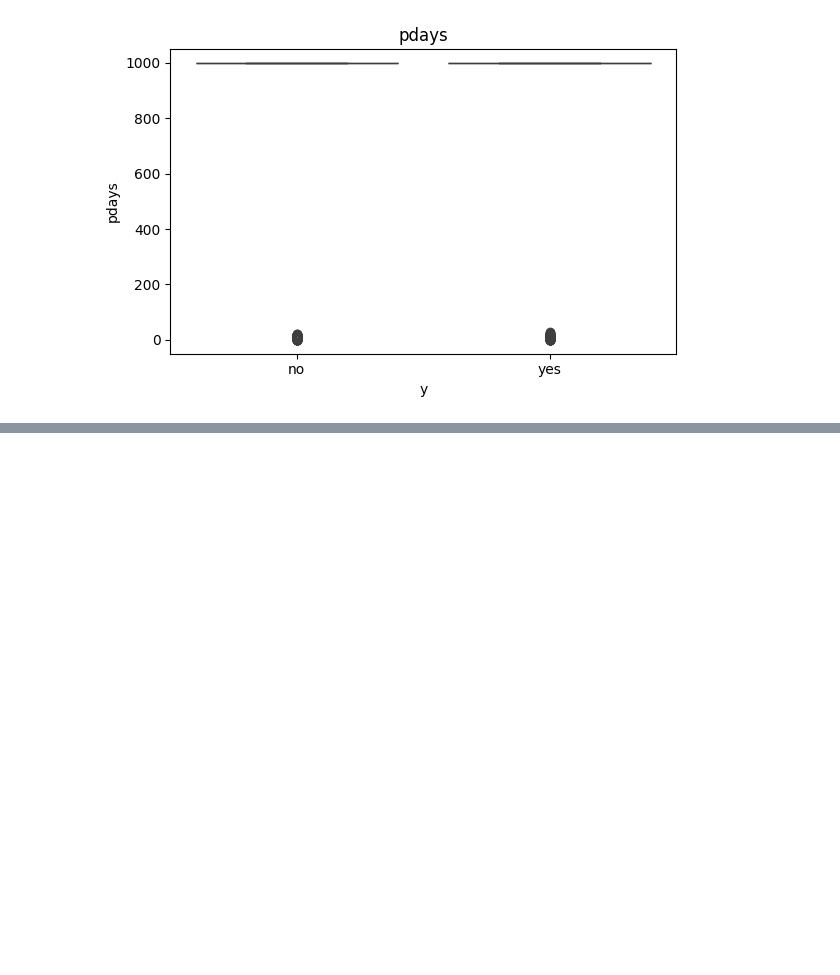
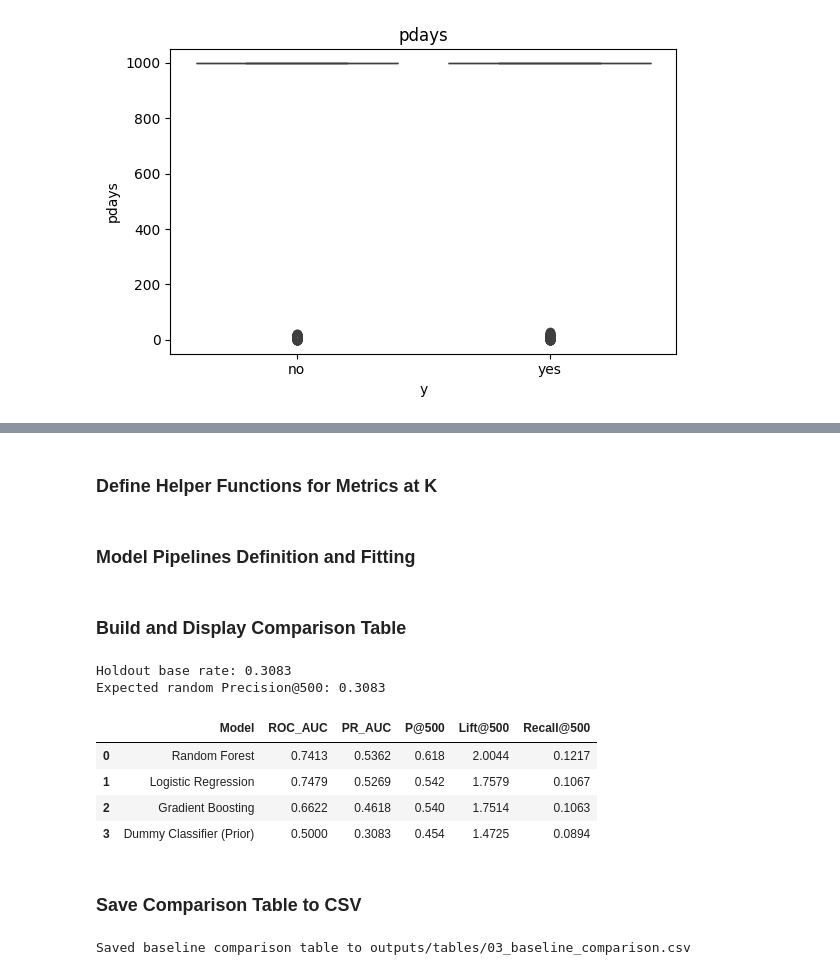
Before and after one commit to preetam7nemade-png/Compute-Task-1, a Jupyter notebook: notebooks/01_eda_and_audit.ipynb, the cells around one changed output, grey strips where cells are left out. Saved outputs shown, nothing was run; the diff lists cells and outputs as text; code cells hidden in the pictures; blank space fills up the shorter version.

```diff
--- a/notebooks/01_eda_and_audit.ipynb
+++ b/notebooks/01_eda_and_audit.ipynb
@@ -7,6 +7,7 @@ import matplotlib.pyplot as plt
 import sklearn as sk
 # %%
 df=pd.read_csv('bank-additional-full.csv', sep=';')
+df1=pd.read_csv('bank-additional-full.csv', sep=';')
 df.shape
 # %% [output]
 (41188, 21)
@@ -150,0 +154,15 @@ plt.show()
+# %%
+df=df1.copy()
+df['y'] = (df['y'] == 'yes').astype(int)
+df['was_contacted'] = (df['pdays'] != 999).astype(int)
+df['pdays'] = df['pdays'].replace(999, 0)
+df = df.drop(columns=['duration'])
+
+split = int(len(df) * 0.8)
+train = df.iloc[:split]
+holdout = df.iloc[split:]
+
+print(f"Train shape: {train.shape[0]}")
+print(f"Holdout shape: {holdout.shape[0]}")
+print(f"Train base rate: {train['y'].mean():.4f}")
+print(f"Holdout base rate: {holdout['y'].mean():.4f}")
@@ -150,0 +203,2 @@ plt.show()
+# %% [markdown]
+### Define Helper Functions for Metrics at K
@@ -150,0 +227,2 @@ plt.show()
+# %% [markdown]
+### Model Pipelines Definition and Fitting
@@ -150,0 +265,44 @@ plt.show()
+# %% [markdown]
+### Build and Display Comparison Table
+# %%
+holdout_base_rate = y_hold.mean()
+results = []
+
+for name, scores in predictions.items():
+    roc_auc = roc_auc_score(y_hold, scores)
+    pr_auc = average_precision_score(y_hold, scores)
+    p_at_k = precision_at_k(y_hold, scores, K)
+    recall_at_k_val = recall_at_k(y_hold, scores, K)
+    lift_val = lift_at_k(y_hold, scores, K, holdout_base_rate)
+
+    results.append({
+        'Model': name,
+        'ROC_AUC': round(roc_auc, 4),
+        'PR_AUC': round(pr_auc, 4),
+        f'P@{K}': round(p_at_k, 4),
+        f'Lift@{K}': round(lift_val, 4),
+        f'Recall@{K}': round(recall_at_k_val, 4)
+    })
+
+comparison_df = pd.DataFrame(results)
+comparison_df = comparison_df.sort_values(by=f'P@{K}', ascending=False).reset_index(drop=True)
+
+print(f"Holdout base rate: {holdout_base_rate:.4f}")
+print(f"Expected random Precision@{K}: {holdout_base_rate:.4f}\n")
+display(comparison_df)
+# %% [output]
+Holdout base rate: 0.3083
+Expected random Precision@500: 0.3083
+|  | Model | ROC_AUC | PR_AUC | P@500 | Lift@500 | Recall@500 |
+| 0 | Random Forest | 0.7413 | 0.5362 | 0.618 | 2.0044 | 0.1217 |
+| 1 | Logistic Regression | 0.7479 | 0.5269 | 0.542 | 1.7579 | 0.1067 |
+| 2 | Gradient Boosting | 0.6622 | 0.4618 | 0.540 | 1.7514 | 0.1063 |
+| 3 | Dummy Classifier (Prior) | 0.5000 | 0.3083 | 0.454 | 1.4725 | 0.0894 |
+# %% [markdown]
+### Save Comparison Table to CSV
+# %%
+os.makedirs('outputs/tables', exist_ok=True)
+comparison_df.to_csv('outputs/tables/03_baseline_comparison.csv', index=False)
+print("Saved baseline comparison table to outputs/tables/03_baseline_comparison.csv")
+# %% [output]
+Saved baseline comparison table to outputs/tables/03_baseline_comparison.csv
```
Also changed, not shown: parts of 6 cells of this notebook.
